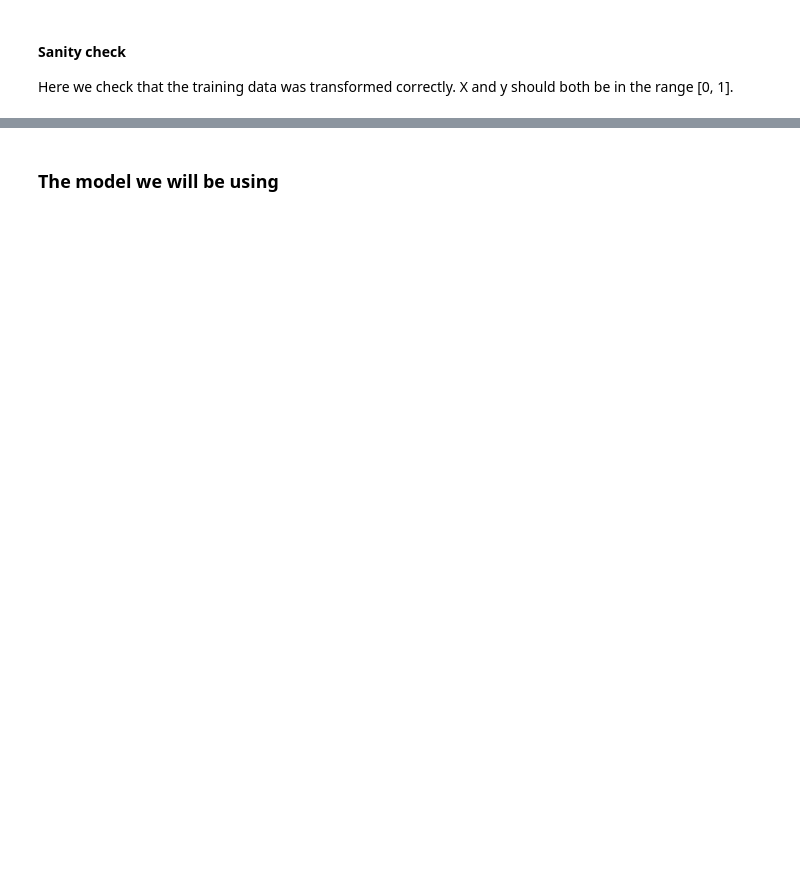
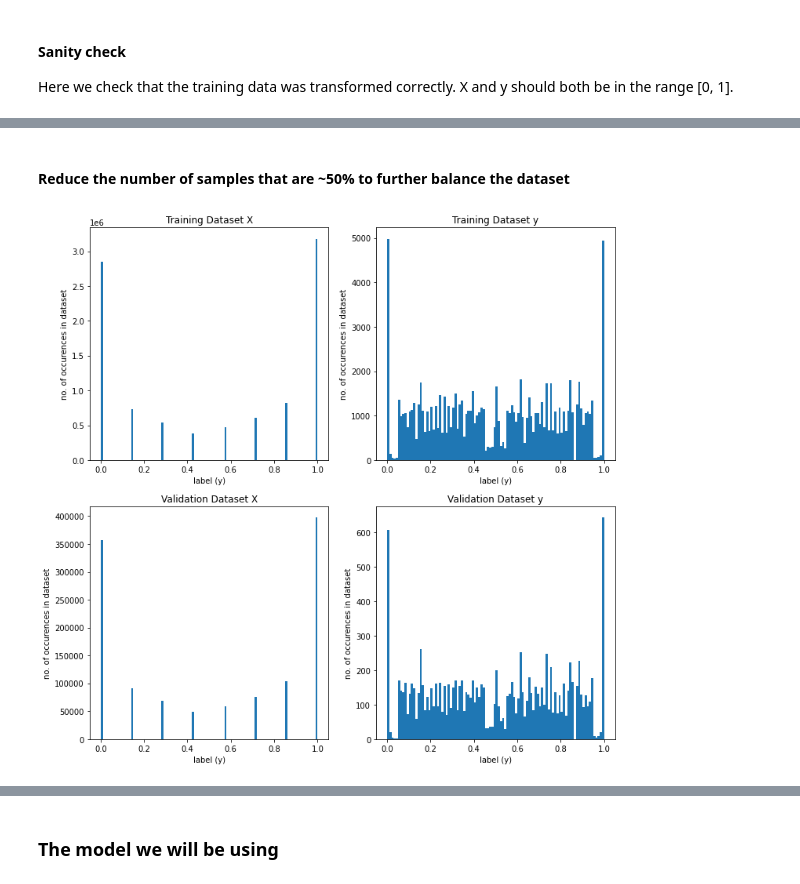
Before and after one commit to owenjaques/chessbot, a Jupyter notebook: neural_networks/models.ipynb, the cells around one changed output, grey strips where cells are left out. Drawn from its saved outputs; the diff is of its cells as text; code cells hidden in the pictures; blank space fills up the shorter version.

```diff
--- a/neural_networks/models.ipynb
+++ b/neural_networks/models.ipynb
@@ -125,0 +167,20 @@ plt.show()
+# %% [markdown]
+#### Reduce the number of samples that are ~50% to further balance the dataset
+# %%
+for i in range(training_data.n):
+    if 0.475 < training_data.y[i] < 0.525:
+        if np.random.rand() < 0.6:
+            index = math.floor((np.random.rand() * training_data.n))
+            training_data.y[i] = training_data.y[index]
+            training_data.X[i] = training_data.X[index]
+
+for i in range(validation_data.n):
+    if 0.475 < validation_data.y[i] < 0.525:
+        if np.random.rand() < 0.6:
+            index = math.floor((np.random.rand() * validation_data.n))
+            validation_data.y[i] = validation_data.y[index]
+            validation_data.X[i] = validation_data.X[index]
+
+sanity_check_single_input(training_data, validation_data)
+# %% [output]
+[figure, added]
```
Also changed, not shown: parts of 22 cells of this notebook.
